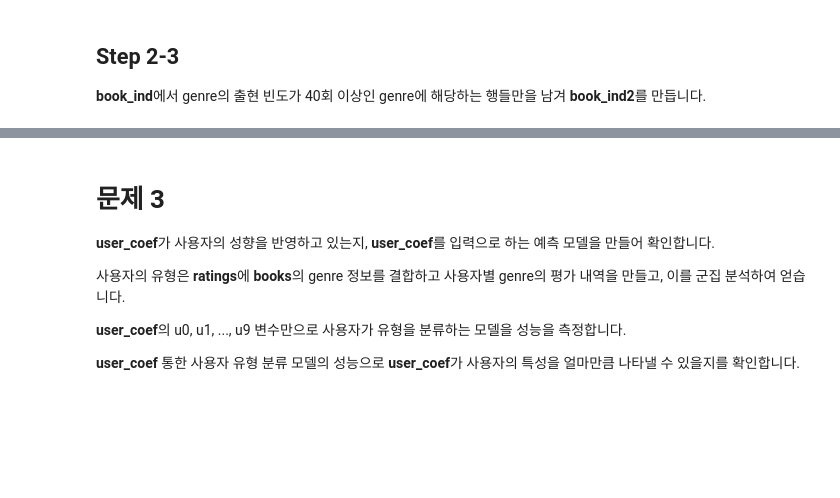
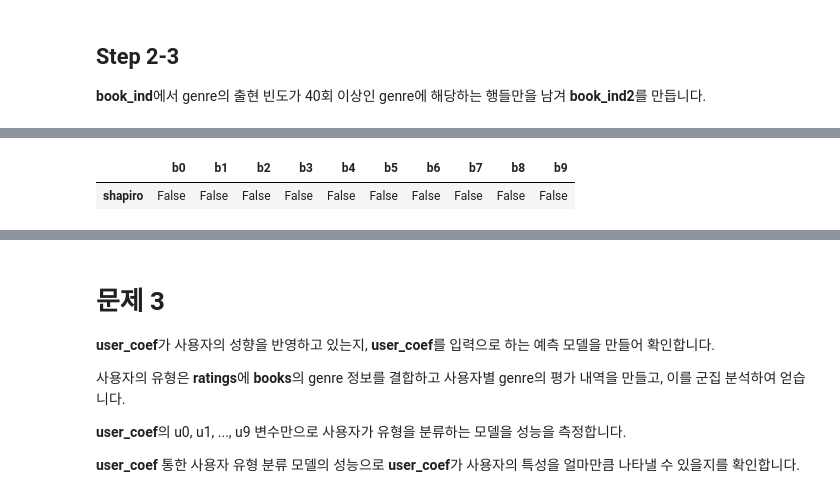
Before and after one commit to sunkusun9/DS_prob1_2510, a Jupyter notebook: prob_solution.ipynb, the cells around one changed output, grey strips where cells are left out. Cells and saved outputs as stored; diff of their text form; code cells hidden in the pictures; blank space fills up the shorter version.

```diff
--- a/prob_solution.ipynb
+++ b/prob_solution.ipynb
@@ -1131,3 +1138,6 @@ np.int64(10)
 ## Step 2-3
 
 **book_ind**에서 genre의 출현 빈도가 40회 이상인 genre에 해당하는 행들만을 남겨 **book_ind2**를 만듭니다.
+# %%
+df_book_ind2 = df_book_ind.groupby('genre').filter(lambda x: len(x) >= 40)
+df_book_ind2.head()
@@ -1158,0 +1197,3 @@ from scipy.stats import shapiro, f_oneway, levene 활용
+# %%
+df_genre_B = df_book_ind2.groupby('genre')[B2].agg(list)
+df_genre_B
@@ -1158,0 +1209,7 @@ from scipy.stats import shapiro, f_oneway, levene 활용
+# %%
+from scipy.stats import shapiro
+s_shapiro = df_genre_B.map(lambda x: shapiro(x).pvalue >= 0.05).all()
+s_shapiro.rename('shapiro').to_frame().T
+# %% [output]
+|  | b0 | b1 | b2 | b3 | b4 | b5 | b6 | b7 | b8 | b9 |
+| shapiro | False | False | False | False | False | False | False | False | False | False |
```
Also changed, not shown: parts of 9 cells of this notebook.
